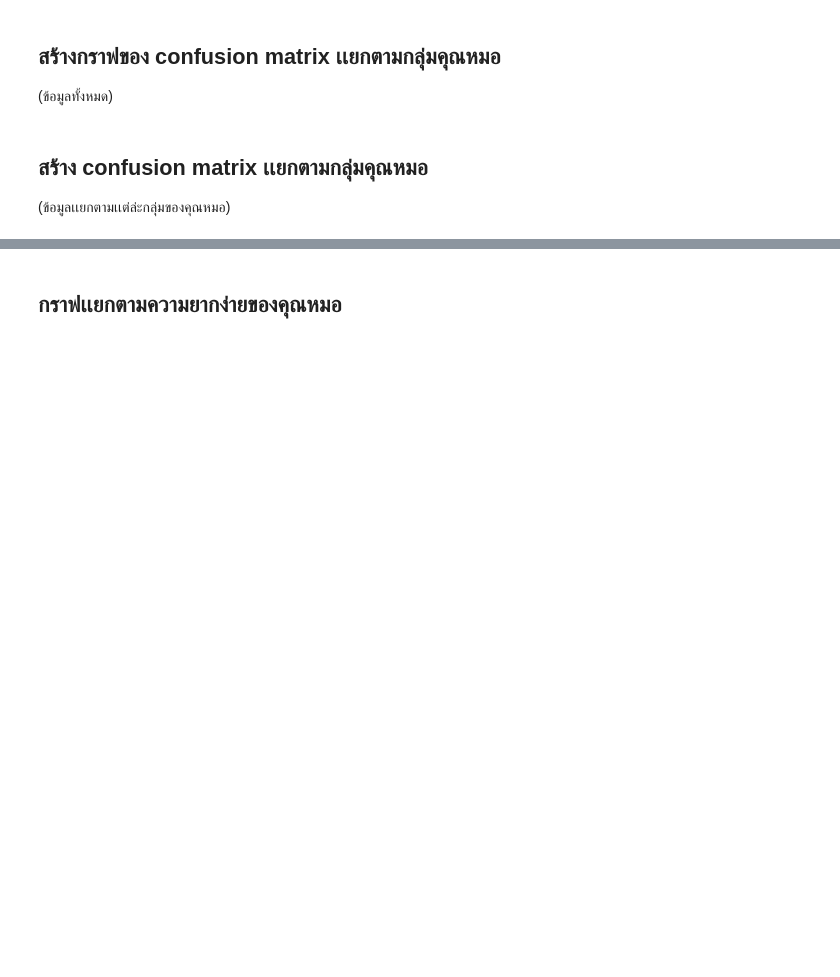
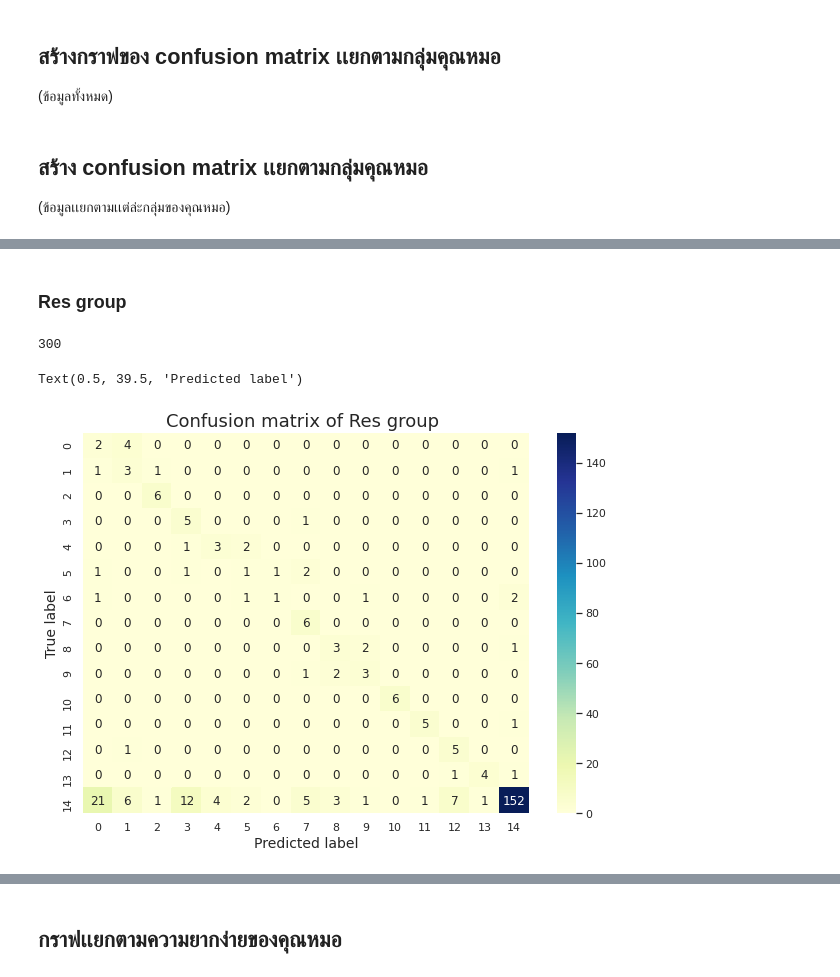
Before and after one commit to Peckkie/Experiment_Evaluation_CCA, a Jupyter notebook: Graph_forPaper.ipynb, the cells around one changed output, grey strips where cells are left out. Saved outputs shown, nothing was run; the diff lists cells and outputs as text; code cells hidden in the pictures; blank space fills up the shorter version.

```diff
--- a/Graph_forPaper.ipynb
+++ b/Graph_forPaper.ipynb
@@ -116,0 +196,36 @@ AssistGP5 =['B10_Pred2_ass','B11_Pred1_ass','B12_Pred1_ass','U10_Pred2_ass','U11
+# %% [markdown]
+### Res group
+# %%
+#Assisit tool Res
+per = ['U20_Pred_ass','U21_Pred2_ass']
+aa = list()
+probmore=Exdf
+for j in per:
+    import numpy as np
+    from sklearn.metrics import confusion_matrix
+    from sklearn.metrics import classification_report,confusion_matrix
+    act= probmore['Sub_class_New'].array
+    pred = probmore[j].array
+    labels = ['AB01','AB02','AB03','AB04','AB05','AB06','AB07','AB081','AB082','AB083','AB09','AB10','AB11','AB12','Normal']
+    a = confusion_matrix(act, pred,labels)
+    cmat = confusion_matrix(act, pred)
+    acc = (np.trace(cmat))/(np.sum(cmat))
+    Recall = classification_report(act, pred).split()[-9]
+    Prec = classification_report(act, pred).split()[-10]
+    aa.append({'Person':j,'Con':a,'acc':acc,'Prec':Prec,'Recall':Recall,'count':len(act)})
+df1 = pd.DataFrame(aa)
+
+cm = df1.Con[0]+df1.Con[1]
+print(sum(cm.ravel()))
+import matplotlib.pyplot as plt
+import seaborn as sns
+sns.set()
+fig, ax = plt.subplots(figsize=(10, 7))
+ax = sns.heatmap(cm, annot=True, fmt="d", cmap="YlGnBu") #Blues,Oranges,Reds
+ax.set_title('Confusion matrix of Res group ',fontsize=18)
+ax.set_ylabel('True label',fontsize=14)
+ax.set_xlabel('Predicted label',fontsize=14)
+# %% [output]
+300
+Text(0.5, 39.5, 'Predicted label')
+[figure, added]
```
Also changed, not shown: parts of 12 cells of this notebook.
